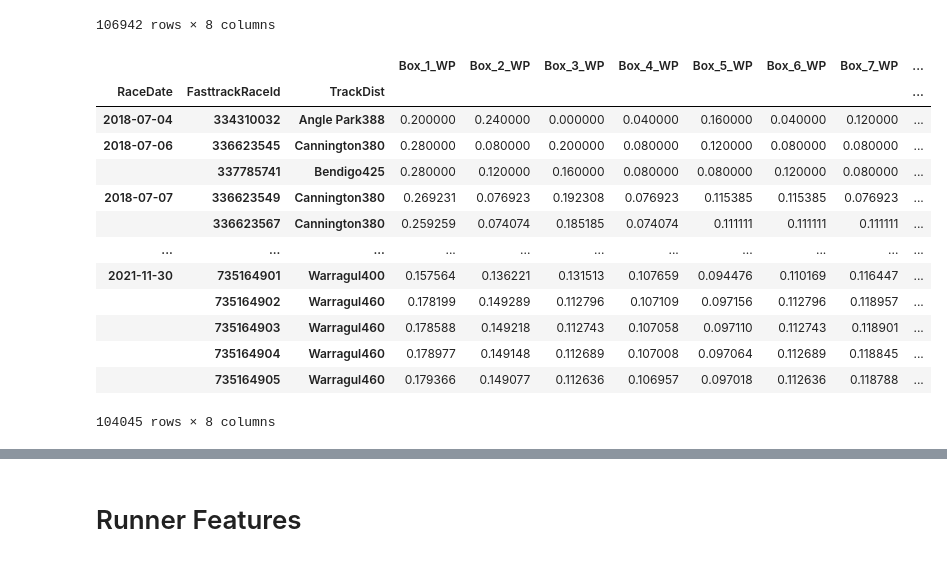
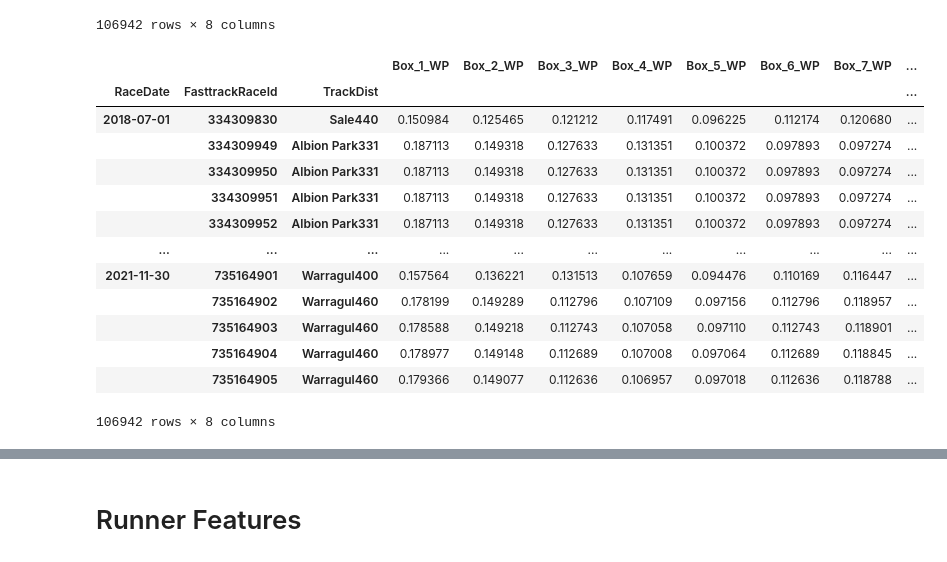
Before and after one commit to Isilisi/Greyhounds, a Jupyter notebook: feature_building.ipynb, the cells around one changed output, grey strips where cells are left out. Saved outputs shown, nothing was run; the diff lists cells and outputs as text; code cells hidden in the pictures.

Commit message:
Box win percentages EDA

```diff
--- a/feature_building.ipynb
+++ b/feature_building.ipynb
@@ -7,20 +7,18 @@ import sys
 sys.path.insert(0, '')
 
 from loaders.local import DataHandler as dh
-from preprocessing.feature_builders import PredictorFeaturesBuilder as pfb
 
 import pandas as pd
 import numpy as np
-from scipy.stats import norm, gamma
+from scipy.stats import norm
 
 from sklearn.preprocessing import MinMaxScaler, OneHotEncoder, StandardScaler
-
-import tensorflow as tf
 
 import matplotlib.pyplot as plt
 import seaborn as sns
 
 pd.options.display.max_columns = None
+test_partition_first_day = '2021-01-01'
 # %% [markdown]
 # Feature Building
 
@@ -168,36 +166,40 @@ iv_features
 |  | 735164905 | Warragul460 | 1.0 | 0.0 | 0.0 | 0.0 | 0.0 | 0.0 | 0.0 | ... |
 106942 rows × 8 columns
 # %%
+# visuals and alternatives are in ./eda/box_win_percentage.ipynb
 def get_estimated_venue_features(data):
     box_win_proportion_column_names = [f"Box_{i}_WP" for i in range(1, 9)]
-    first_num_races_to_discard = 24
 
     iv_features = get_inferred_venue_features(data)
 
-    ev_features = iv_features.copy()
-    ev_features['RaceNumber'] = 1.0
-    ev_features = ev_features.groupby(level = [2]).cumsum()
-    ev_features[box_win_proportion_column_names] = ev_features[box_win_proportion_column_names].div(ev_features.RaceNumber.values, axis = 0)
+    ev_train_features = iv_features[iv_features.index.get_level_values('RaceDate') < test_partition_first_day].copy()
+    ev_train_features = ev_train_features.groupby(ev_train_features.index.get_level_values('TrackDist')).transform(lambda t: t.mean())
+    ev_train_features
 
-    ev_features = ev_features[ev_features.RaceNumber > first_num_races_to_discard]
-    ev_features = ev_features.drop(columns = ['RaceNumber'])
+    ev_test_features = iv_features.copy()
+    ev_test_features['RaceNumber'] = 1.0
+    ev_test_features = ev_test_features.groupby(level = [2]).cumsum()
+    ev_test_features[box_win_proportion_column_names] = ev_test_features[box_win_proportion_column_names].div(ev_test_features.RaceNumber.values, axis = 0)
+    ev_test_features = ev_test_features.drop('RaceNumber', axis = 1)
+    ev_test_features = ev_test_features[ev_test_features.index.get_level_values('RaceDate') >= test_partition_first_day]
 
+    ev_features = pd.concat([ev_train_features, ev_test_features])
     return ev_features
 
 ev_features = get_estimated_venue_features(data)
 ev_features
 # %% [output]
 |  |  |  | Box_1_WP | Box_2_WP | Box_3_WP | Box_4_WP | Box_5_WP | Box_6_WP | Box_7_WP | ... |
 | RaceDate | FasttrackRaceId | TrackDist |  |  |  |  |  |  |  | ... |
-| 2018-07-04 | 334310032 | Angle Park388 | 0.200000 | 0.240000 | 0.000000 | 0.040000 | 0.160000 | 0.040000 | 0.120000 | ... |
-| 2018-07-06 | 336623545 | Cannington380 | 0.280000 | 0.080000 | 0.200000 | 0.080000 | 0.120000 | 0.080000 | 0.080000 | ... |
-|  | 337785741 | Bendigo425 | 0.280000 | 0.120000 | 0.160000 | 0.080000 | 0.080000 | 0.120000 | 0.080000 | ... |
-| 2018-07-07 | 336623549 | Cannington380 | 0.269231 | 0.076923 | 0.192308 | 0.076923 | 0.115385 | 0.115385 | 0.076923 | ... |
-|  | 336623567 | Cannington380 | 0.259259 | 0.074074 | 0.185185 | 0.074074 | 0.111111 | 0.111111 | 0.111111 | ... |
+| 2018-07-01 | 334309830 | Sale440 | 0.150984 | 0.125465 | 0.121212 | 0.117491 | 0.096225 | 0.112174 | 0.120680 | ... |
+|  | 334309949 | Albion Park331 | 0.187113 | 0.149318 | 0.127633 | 0.131351 | 0.100372 | 0.097893 | 0.097274 | ... |
+|  | 334309950 | Albion Park331 | 0.187113 | 0.149318 | 0.127633 | 0.131351 | 0.100372 | 0.097893 | 0.097274 | ... |
+|  | 334309951 | Albion Park331 | 0.187113 | 0.149318 | 0.127633 | 0.131351 | 0.100372 | 0.097893 | 0.097274 | ... |
+|  | 334309952 | Albion Park331 | 0.187113 | 0.149318 | 0.127633 | 0.131351 | 0.100372 | 0.097893 | 0.097274 | ... |
 | ... | ... | ... | ... | ... | ... | ... | ... | ... | ... | ... |
 | 2021-11-30 | 735164901 | Warragul400 | 0.157564 | 0.136221 | 0.131513 | 0.107659 | 0.094476 | 0.110169 | 0.116447 | ... |
 |  | 735164902 | Warragul460 | 0.178199 | 0.149289 | 0.112796 | 0.107109 | 0.097156 | 0.112796 | 0.118957 | ... |
 |  | 735164903 | Warragul460 | 0.178588 | 0.149218 | 0.112743 | 0.107058 | 0.097110 | 0.112743 | 0.118901 | ... |
 |  | 735164904 | Warragul460 | 0.178977 | 0.149148 | 0.112689 | 0.107008 | 0.097064 | 0.112689 | 0.118845 | ... |
 |  | 735164905 | Warragul460 | 0.179366 | 0.149077 | 0.112636 | 0.106957 | 0.097018 | 0.112636 | 0.118788 | ... |
-104045 rows × 8 columns
+106942 rows × 8 columns
```
Also changed, not shown: parts of 4 cells of this notebook, 1 other file.
